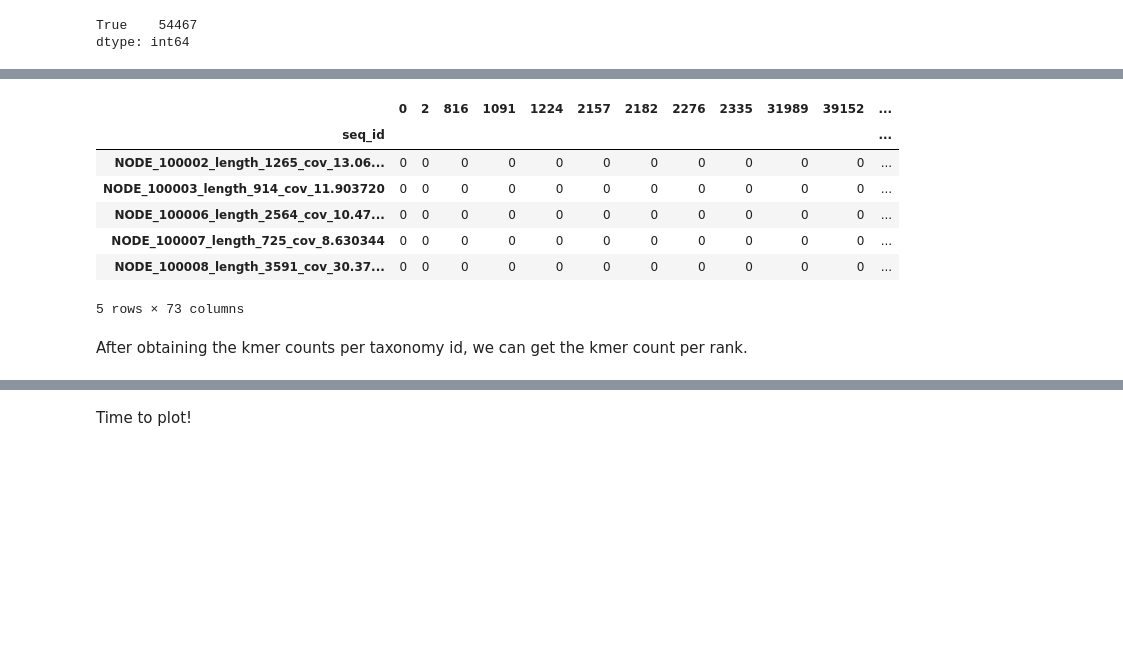
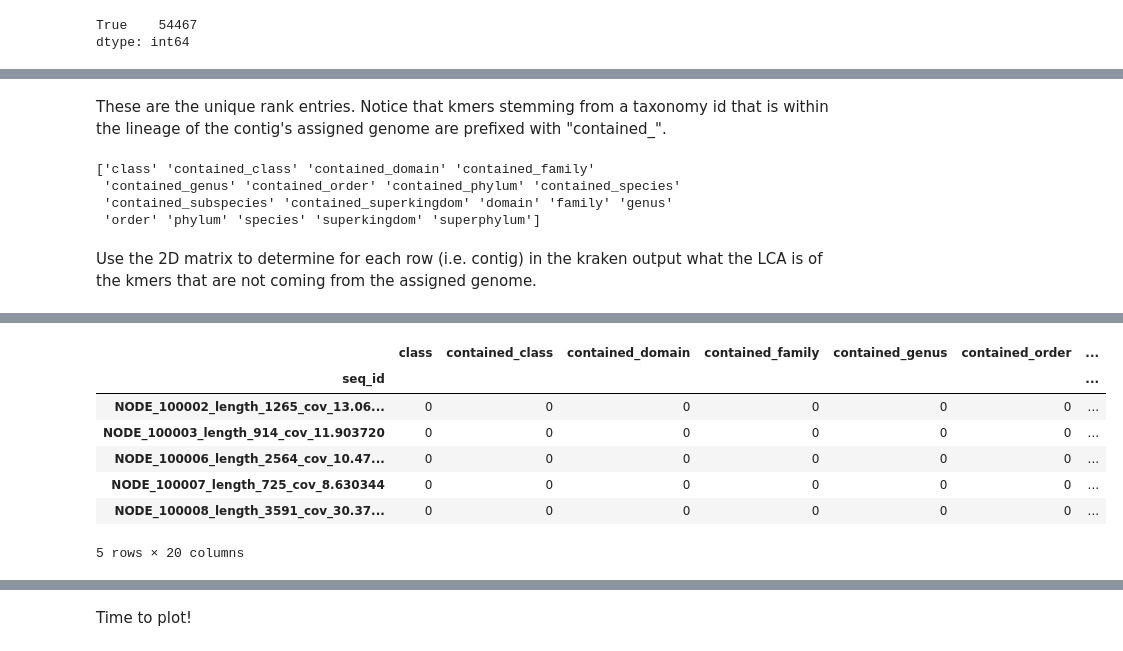
Before and after one commit to inodb/masmvali-publication, a Jupyter notebook: notebooks/kraken.ipynb, the cells around one changed output, grey strips where cells are left out. Cells and saved outputs as stored; diff of their text form; code cells hidden in the pictures; blank space fills up the shorter version.

```diff
--- a/notebooks/kraken.ipynb
+++ b/notebooks/kraken.ipynb
@@ -167,0 +170,2 @@ Now let's try to find out what rank the LCA is for each wrong kmer in each conti
+# %%
+tids = [int(t.rstrip('\n')) for t in open("/media/milou/glob/projects/masmvali-partdeux/reassembly-filtered-reads/Sample_1ng_even/tax_ids.txt").readlines()]
@@ -168,16 +279,32 @@ Now let's try to find out what rank the LCA is for each wrong kmer in each conti
+# %% [markdown]
+These are the unique rank entries. Notice that kmers stemming from a taxonomy id that is within the lineage of the contig's assigned genome are prefixed with "contained_".
+# %%
+unique_ranks = np.unique(taxa2lca_rank.as_matrix())
+print unique_ranks
+# %% [output]
+['class' 'contained_class' 'contained_domain' 'contained_family'
+ 'contained_genus' 'contained_order' 'contained_phylum' 'contained_species'
+ 'contained_subspecies' 'contained_superkingdom' 'domain' 'family' 'genus'
+ 'order' 'phylum' 'species' 'superkingdom' 'superphylum']
+# %% [markdown]
+Use the 2D matrix to determine for each row (i.e. contig) in the kraken output what the LCA is of the kmers that are not coming from the assigned genome.
 # %%
-def tax_count_row(row):
-    """Count number of kmers for each taxonomy from kraken dataframe"""
-    tax_ids = set([k for (k, v) in row.lca])
-    rv = pd.Series([0]*(len(tax_ids)+1),index=list(tax_ids) + ["correct"])
+def lca_rank_count_row(row):
+    """Count number of kmers for each LCA rank from kraken dataframe"""
+    rv = pd.Series([0]*(len(unique_ranks)+2),index=list(unique_ranks) + ["correct","unknown"])
     for (tid, count) in row.lca:
-        if not row.classified or row.tax_id != tid:
-            rv[tid] += count
+        if not row.classified:
+            raise(Exception("Unclassified contigs are not implemented"))
+        if tid == 0:
+            rv["unknown"] += count
+        elif row.tax_id != tid:
+            rank = taxa2lca_rank.ix[row.tax_id, [tid]].values[0]
+            rv[rank] += count
         else:
             rv["correct"] += count
 
     return rv
 
-%time taxid_kmer = kraken[kraken.length > 500].apply(tax_count_row,axis=1).fillna(0)
-taxid_kmer.head()
+%time lca_rank_kmer_count = kraken[(kraken.length > 500) & kraken.tax_id.isin(tids)].apply(lca_rank_count_row,axis=1).fillna(0)
+lca_rank_kmer_count.head()
 # %% [output]
@@ -186,10 +313,8 @@ Wall time: 26.9 s
-|  | 0 | 2 | 816 | 1091 | 1224 | 2157 | 2182 | 2276 | 2335 | 31989 | 39152 | ... |
-| seq_id |  |  |  |  |  |  |  |  |  |  |  | ... |
-| NODE_100002_length_1265_cov_13.06... | 0 | 0 | 0 | 0 | 0 | 0 | 0 | 0 | 0 | 0 | 0 | ... |
-| NODE_100003_length_914_cov_11.903720 | 0 | 0 | 0 | 0 | 0 | 0 | 0 | 0 | 0 | 0 | 0 | ... |
-| NODE_100006_length_2564_cov_10.47... | 0 | 0 | 0 | 0 | 0 | 0 | 0 | 0 | 0 | 0 | 0 | ... |
-| NODE_100007_length_725_cov_8.630344 | 0 | 0 | 0 | 0 | 0 | 0 | 0 | 0 | 0 | 0 | 0 | ... |
-| NODE_100008_length_3591_cov_30.37... | 0 | 0 | 0 | 0 | 0 | 0 | 0 | 0 | 0 | 0 | 0 | ... |
+|  | class | contained_class | contained_domain | contained_family | contained_genus | contained_order | ... |
+| seq_id |  |  |  |  |  |  | ... |
+| NODE_100002_length_1265_cov_13.06... | 0 | 0 | 0 | 0 | 0 | 0 | ... |
+| NODE_100003_length_914_cov_11.903720 | 0 | 0 | 0 | 0 | 0 | 0 | ... |
+| NODE_100006_length_2564_cov_10.47... | 0 | 0 | 0 | 0 | 0 | 0 | ... |
+| NODE_100007_length_725_cov_8.630344 | 0 | 0 | 0 | 0 | 0 | 0 | ... |
+| NODE_100008_length_3591_cov_30.37... | 0 | 0 | 0 | 0 | 0 | 0 | ... |
-5 rows × 73 columns
+5 rows × 20 columns
-# %% [markdown]
-After obtaining the kmer counts per taxonomy id, we can get the kmer count per rank.
```
Also changed, not shown: parts of 51 cells of this notebook.
